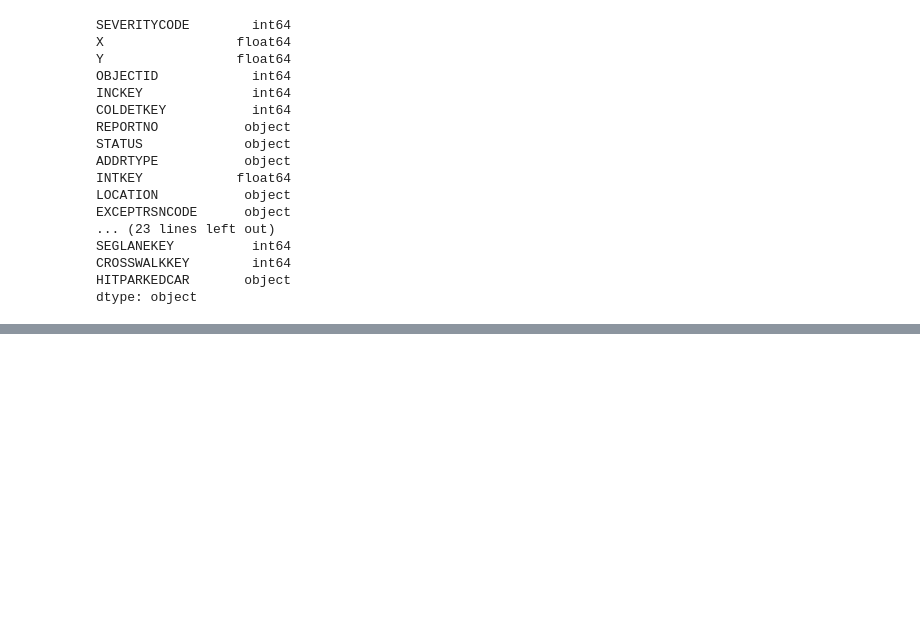
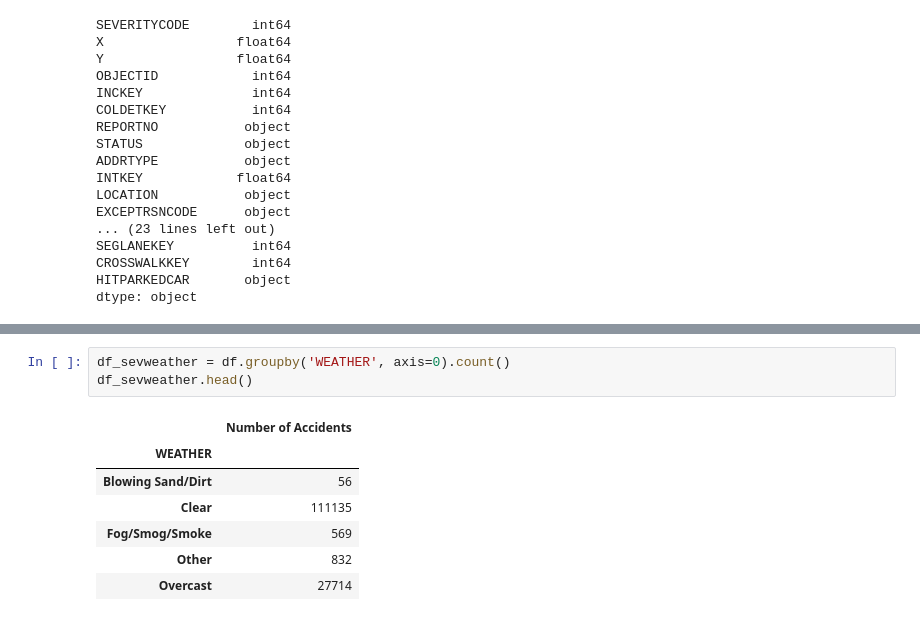
Before and after one commit to glamaralahl/Capstone-Project_final_Ahl, a Jupyter notebook: Capstone final project - Data-Collisions Seattle.ipynb, the cells around one changed output, grey strips where cells are left out. Drawn from its saved outputs; the diff is of its cells as text; blank space fills up the shorter version.

```diff
--- a/Capstone final project - Data-Collisions Seattle.ipynb
+++ b/Capstone final project - Data-Collisions Seattle.ipynb
@@ -47,0 +56,11 @@ df.head
+# %%
+df_sevweather = df.groupby('WEATHER', axis=0).count()
+df_sevweather.head()
+# %% [output]
+|  | Number of Accidents |
+| WEATHER |  |
+| Blowing Sand/Dirt | 56 |
+| Clear | 111135 |
+| Fog/Smog/Smoke | 569 |
+| Other | 832 |
+| Overcast | 27714 |
```
Also changed, not shown: parts of 20 cells of this notebook.
